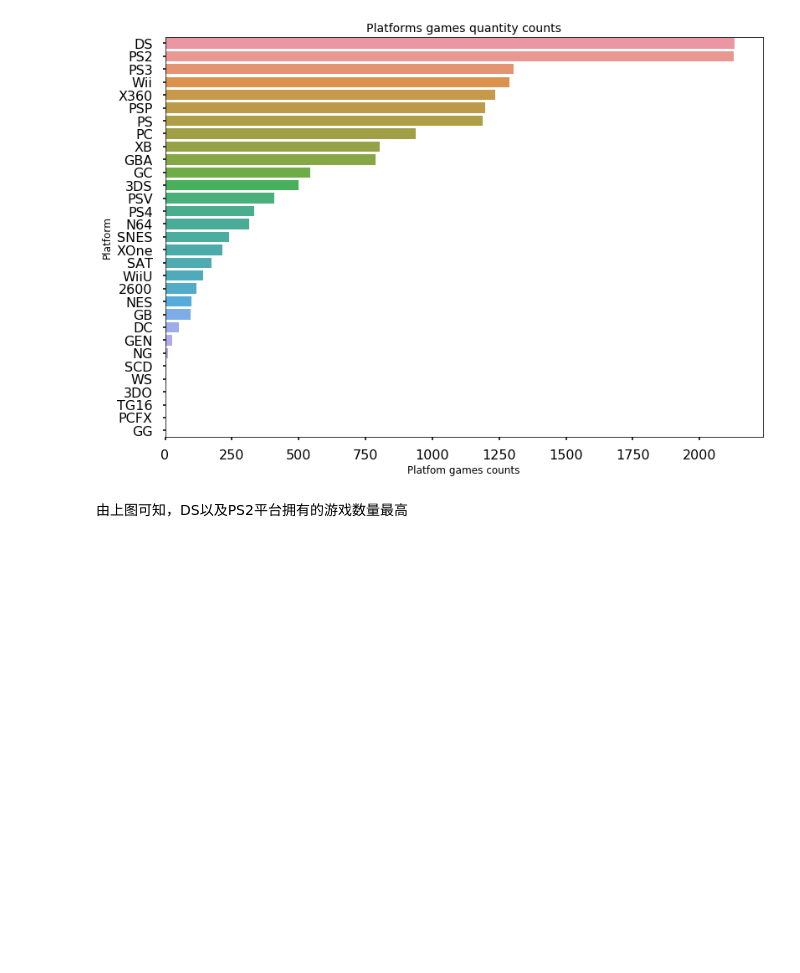
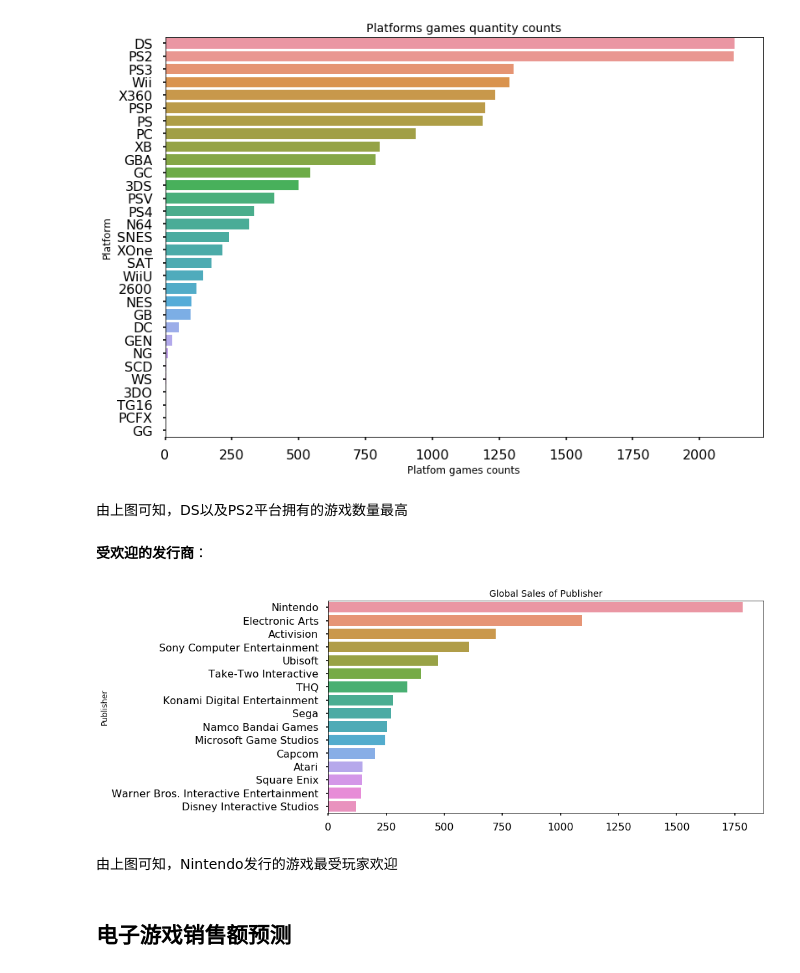
Before and after one commit to Wchoward/DataMiningClass, a Jupyter notebook: assignment3/VideoGameSales.ipynb, the cells around one changed output. Cells and saved outputs as stored; diff of their text form; code cells hidden in the pictures; blank space fills up the shorter version.

```diff
--- a/assignment3/VideoGameSales.ipynb
+++ b/assignment3/VideoGameSales.ipynb
@@ -149,3 +149,20 @@ Text(0.5, 1.0, 'Platforms games quantity counts')
 [figure]
 # %% [markdown]
 由上图可知，DS以及PS2平台拥有的游戏数量最高
+# %% [markdown]
+__受欢迎的发行商__：
+# %%
+publisher_global_sales = df.groupby(['Publisher'])['Global_Sales'].sum().sort_values(ascending=False)
+publisher_global_sales = publisher_global_sales[publisher_global_sales.values > 100]
+plt.figure(figsize=(12, 6))
+sns.barplot(y=publisher_global_sales.index, x = publisher_global_sales.values)
+plt.xlabel('')
+plt.ylabel('Publisher', fontsize=12)
+plt.title('Global Sales of Publisher', fontsize=14)
+plt.show()
+# %% [output]
+[figure, added]
+# %% [markdown]
+由上图可知，Nintendo发行的游戏最受玩家欢迎
+# %% [markdown]
+## 电子游戏销售额预测
```
Also changed, not shown: parts of 9 cells of this notebook.
